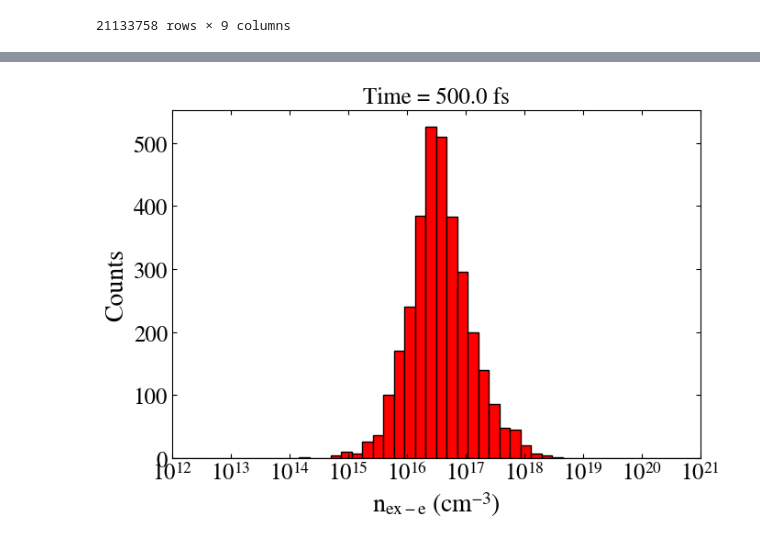
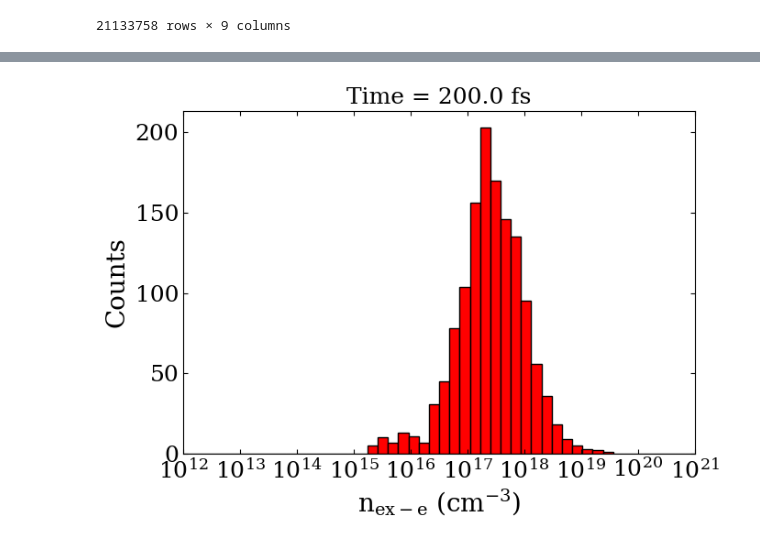
Before and after one commit to YauheniTalochkaN/CMAP_LYSO_Example, a Jupyter notebook: scripts/track_data_processing.ipynb, the cells around one changed output, grey strips where cells are left out. Saved outputs shown, nothing was run; the diff lists cells and outputs as text; code cells hidden in the pictures.

```diff
--- a/scripts/track_data_processing.ipynb
+++ b/scripts/track_data_processing.ipynb
@@ -26,6 +26,8 @@ data
 k = 3
 result = []
 time = []
+numelectrons = []
+numholes = []
 
 time_data = np.sort(data[data['particle'] == 1]['time'].unique())
 
@@ -36,6 +38,9 @@ for i in range(0, len(time_data), 10):
 
     holes = subset[subset['particle'] == 0][['xx', 'yy', 'zz']].to_numpy()
     electrons = subset[subset['particle'] == 1][['xx', 'yy', 'zz']].to_numpy()
+
+    numelectrons.append(len(electrons))
+    numholes.append(len(holes))
 
     if len(holes) > 0 and len(electrons) > 0:
         tree = cKDTree(holes)
@@ -105,12 +122,12 @@ with plt.rc_context({
 # %%
-i = 5
+i = 60
 
 bins_log = np.logspace(12, 21, 51)
 with plt.rc_context({
-    'font.family': 'Nimbus Roman',
+    'font.family': 'serif',
     'mathtext.fontset': 'custom',
-    'mathtext.rm': 'Nimbus Roman',
-    'mathtext.it': 'Nimbus Roman:italic',
+    'mathtext.rm': 'serif',
+    'mathtext.it': 'serif:italic',
 }):
     plt.figure(figsize=(7, 5))
     plt.hist(result[i], bins=bins_log, edgecolor='black', alpha=1, color="red")
@@ -136,5 +153,5 @@ with plt.rc_context({
 # %%
-time_unique = [10.0, 50.0, 100.0, 500.0, 1000.0, 3000.0, 6000.0]
+time_unique = [10.0, 30.0, 50.0, 60.0, 70.0, 80.0, 90.0, 100.0, 120.0, 150.0, 200.0, 300.0, 350.0, 400.0, 450.0, 500.0, 550.0, 600.0, 650.0, 700.0, 750.0, 800.0, 850.0, 900.0, 950.0, 1000.0, 1100.0, 1200.0, 1300.0, 1400.0, 1500.0, 1700.0, 2000.0, 2200.0, 2500.0, 2700.0, 3000.0, 4000.0, 5000.0, 6000.0, 7000.0]
 target = pd.DataFrame({'time': time_unique})
 
 data_ex = data[data['particle'] == 2].sort_values('time').reset_index(drop=True)
@@ -196,12 +213,14 @@ new_data = pd.concat([data_eh, new_data_ex], ignore_index=True)
 # %%
 k = 3
 result2 = []
+numexcitons = []
 
 for t in time_unique:
     subset = new_data[new_data['time'] == t]
 
     electrons = subset[subset['particle'] == 1][['xx', 'yy', 'zz']].to_numpy()
     excitons = subset[subset['particle'] == 2][['xx', 'yy', 'zz']].to_numpy()
+    numexcitons.append(len(excitons))
 
     if len(excitons) > 0 and len(electrons) > 0:
         tree = cKDTree(electrons)
@@ -222,33 +247,33 @@ with open('counts.txt', 'w') as file:
             file.write("\t" + str(result2[i][n]))
         file.write("\n")
 # %%
-i = 3
+i = 10
 
 bins_log = np.logspace(12, 21, 51)
 with plt.rc_context({
-    'font.family': 'Nimbus Roman',
+    'font.family': 'serif',
     'mathtext.fontset': 'custom',
-    'mathtext.rm': 'Nimbus Roman',
-    'mathtext.it': 'Nimbus Roman:italic',
+    'mathtext.rm': 'serif',
+    'mathtext.it': 'serif:italic',
 }):
     plt.figure(figsize=(7, 5))
     plt.hist(result2[i], bins=bins_log, edgecolor='black', alpha=1, color="red")
     plt.xlabel(r'$\mathrm{n}_{\mathrm{ex-e}}$ ($\mathrm{cm}^{\mathrm{-3}}$)', fontsize=20)
     plt.ylabel('Counts', fontsize=20)
     plt.title(f'Time = {time_unique[i]} fs', fontsize=18)
     plt.tick_params(axis='both',
                     which='major',
                     labelsize=18,
                     top=True,
                     bottom=True,
                     left=True,
                     right=True,
                     direction='in')
     plt.xscale('log')
     #plt.yscale('log')
     plt.xlim([1e12, 1e21])
     plt.xticks([1e12, 1e13, 1e14, 1e15, 1e16, 1e17, 1e18, 1e19, 1e20, 1e21])
     plt.tight_layout()
     plt.show()
 # %% [output]
-[figure, old version]
+[figure, new version]
```
Also changed, not shown: parts of 6 cells of this notebook.
